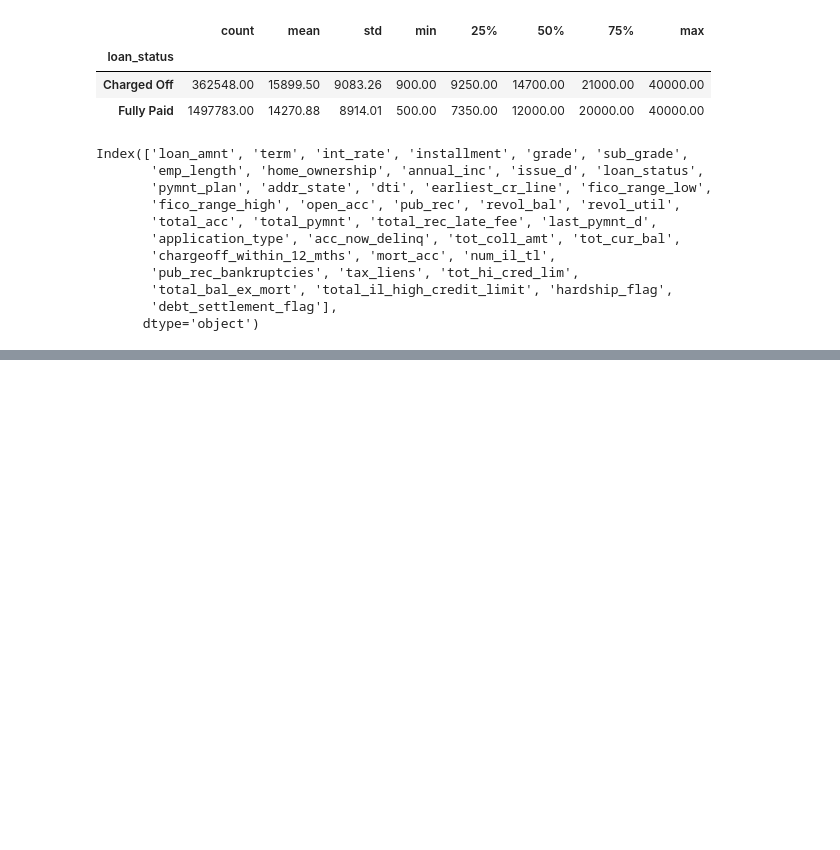
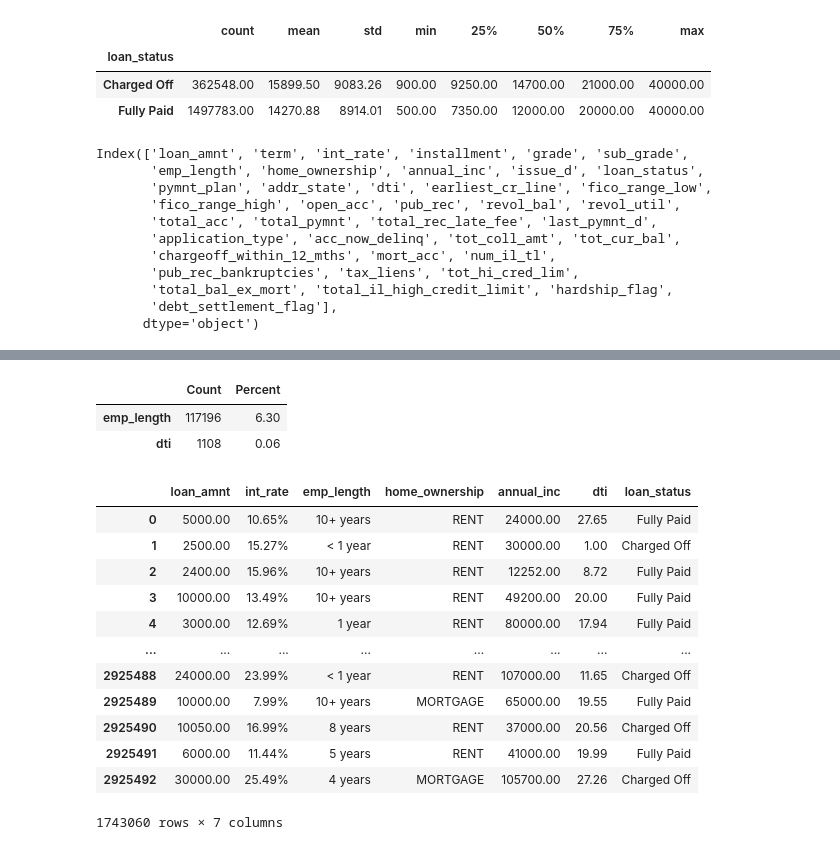
Before and after one commit to nt1983/final-project, a Jupyter notebook: load_data.ipynb, the cells around one changed output, grey strips where cells are left out. Cells and saved outputs as stored; diff of their text form; code cells hidden in the pictures; blank space fills up the shorter version.

```diff
--- a/load_data.ipynb
+++ b/load_data.ipynb
@@ -313,0 +423,28 @@ Index(['loan_amnt', 'term', 'int_rate', 'installment', 'grade', 'sub_grade',
+# %%
+#drop the three categories alongwith term and verification status(since they don't provide any valuable info)
+df_LC.drop(['installment','grade','sub_grade','term'], axis=1, inplace = True)
+# %%
+#printing the count and null values in the dataframe
+dflc_null = pd.DataFrame({'Count': df_LC.isnull().sum(), 'Percent': 100*df_LC.isnull().sum()/len(df_LC)})
+dflc_null[dflc_null['Count'] > 0]
+# %% [output]
+|  | Count | Percent |
+| emp_length | 117196 | 6.30 |
+| dti | 1108 | 0.06 |
+# %%
+# dropping the null rows since we have sufficient amount of data and there is no need to fill the null values.
+df_LC.dropna(axis=0)
+# %% [output]
+|  | loan_amnt | int_rate | emp_length | home_ownership | annual_inc | dti | loan_status |
+| 0 | 5000.00 | 10.65% | 10+ years | RENT | 24000.00 | 27.65 | Fully Paid |
+| 1 | 2500.00 | 15.27% | < 1 year | RENT | 30000.00 | 1.00 | Charged Off |
+| 2 | 2400.00 | 15.96% | 10+ years | RENT | 12252.00 | 8.72 | Fully Paid |
+| 3 | 10000.00 | 13.49% | 10+ years | RENT | 49200.00 | 20.00 | Fully Paid |
+| 4 | 3000.00 | 12.69% | 1 year | RENT | 80000.00 | 17.94 | Fully Paid |
+| ... | ... | ... | ... | ... | ... | ... | ... |
+| 2925488 | 24000.00 | 23.99% | < 1 year | RENT | 107000.00 | 11.65 | Charged Off |
+| 2925489 | 10000.00 | 7.99% | 10+ years | MORTGAGE | 65000.00 | 19.55 | Fully Paid |
+| 2925490 | 10050.00 | 16.99% | 8 years | RENT | 37000.00 | 20.56 | Charged Off |
+| 2925491 | 6000.00 | 11.44% | 5 years | RENT | 41000.00 | 19.99 | Fully Paid |
+| 2925492 | 30000.00 | 25.49% | 4 years | MORTGAGE | 105700.00 | 27.26 | Charged Off |
+1743060 rows × 7 columns
```
Also changed, not shown: parts of 17 cells of this notebook.
